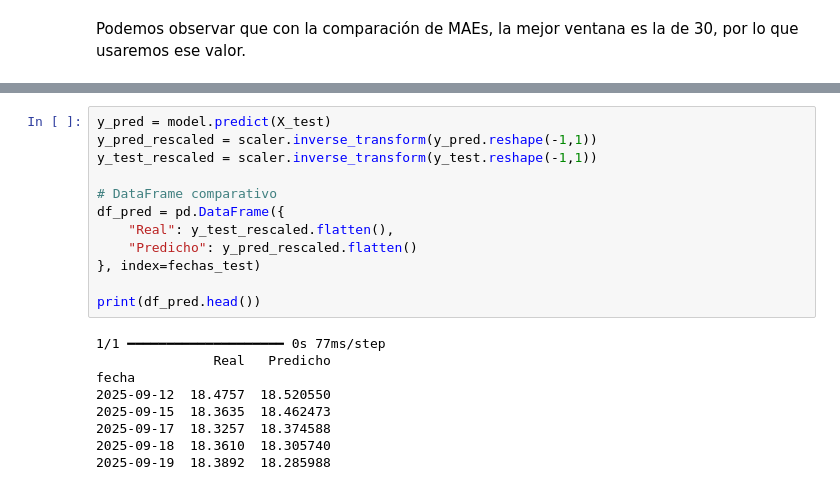
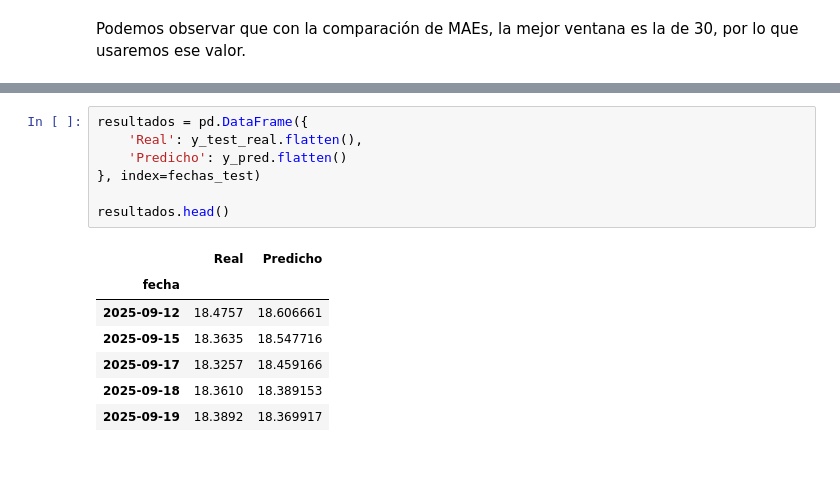
Before and after one commit to priscilacervantes25/Pr-ctica-FNN, a Jupyter notebook: FNN_en_Series_de_Tiempo.ipynb, the cells around one changed output, grey strips where cells are left out. Drawn from its saved outputs; the diff is of its cells as text; blank space fills up the shorter version.

```diff
--- a/FNN_en_Series_de_Tiempo.ipynb
+++ b/FNN_en_Series_de_Tiempo.ipynb
@@ -230,24 +220,18 @@ Epoch 7/50
-# %%
-y_pred = model.predict(X_test)
-y_pred_rescaled = scaler.inverse_transform(y_pred.reshape(-1,1))
-y_test_rescaled = scaler.inverse_transform(y_test.reshape(-1,1))
-
-# DataFrame comparativo
-df_pred = pd.DataFrame({
-    "Real": y_test_rescaled.flatten(),
-    "Predicho": y_pred_rescaled.flatten()
-}, index=fechas_test)
-
-print(df_pred.head())
-# %% [output]
-1/1 ━━━━━━━━━━━━━━━━━━━━ 0s 77ms/step
-               Real   Predicho
-fecha
-2025-09-12  18.4757  18.520550
-2025-09-15  18.3635  18.462473
-2025-09-17  18.3257  18.374588
-2025-09-18  18.3610  18.305740
-2025-09-19  18.3892  18.285988
+# %%
+resultados = pd.DataFrame({
+    'Real': y_test_real.flatten(),
+    'Predicho': y_pred.flatten()
+}, index=fechas_test)
+
+resultados.head()
+# %% [output]
+|  | Real | Predicho |
+| fecha |  |  |
+| 2025-09-12 | 18.4757 | 18.606661 |
+| 2025-09-15 | 18.3635 | 18.547716 |
+| 2025-09-17 | 18.3257 | 18.459166 |
+| 2025-09-18 | 18.3610 | 18.389153 |
+| 2025-09-19 | 18.3892 | 18.369917 |
 # %%
 y_pred_scaled = model.predict(X_test)
 y_pred = scaler.inverse_transform(y_pred_scaled)
```
Also changed, not shown: parts of 3 cells of this notebook.
